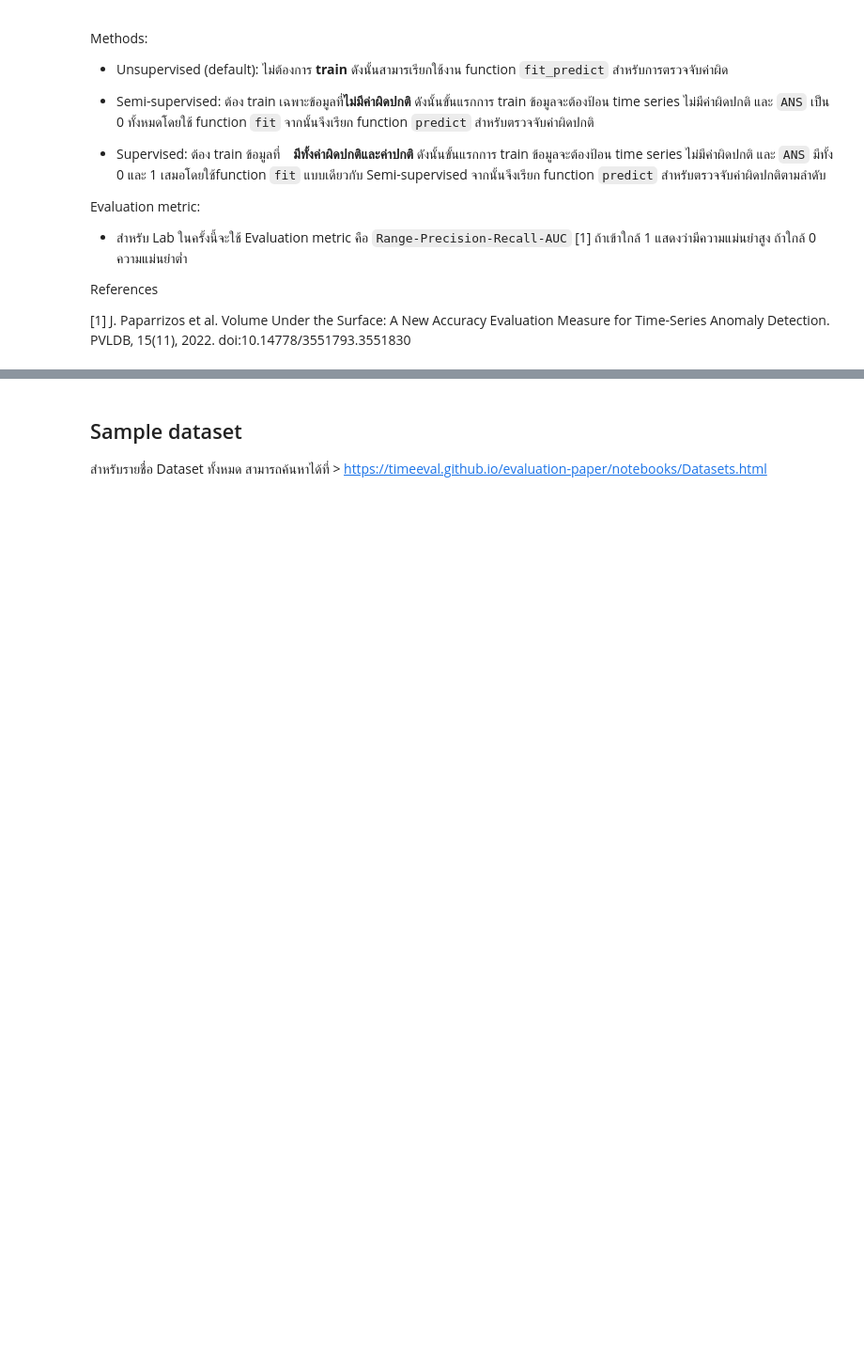
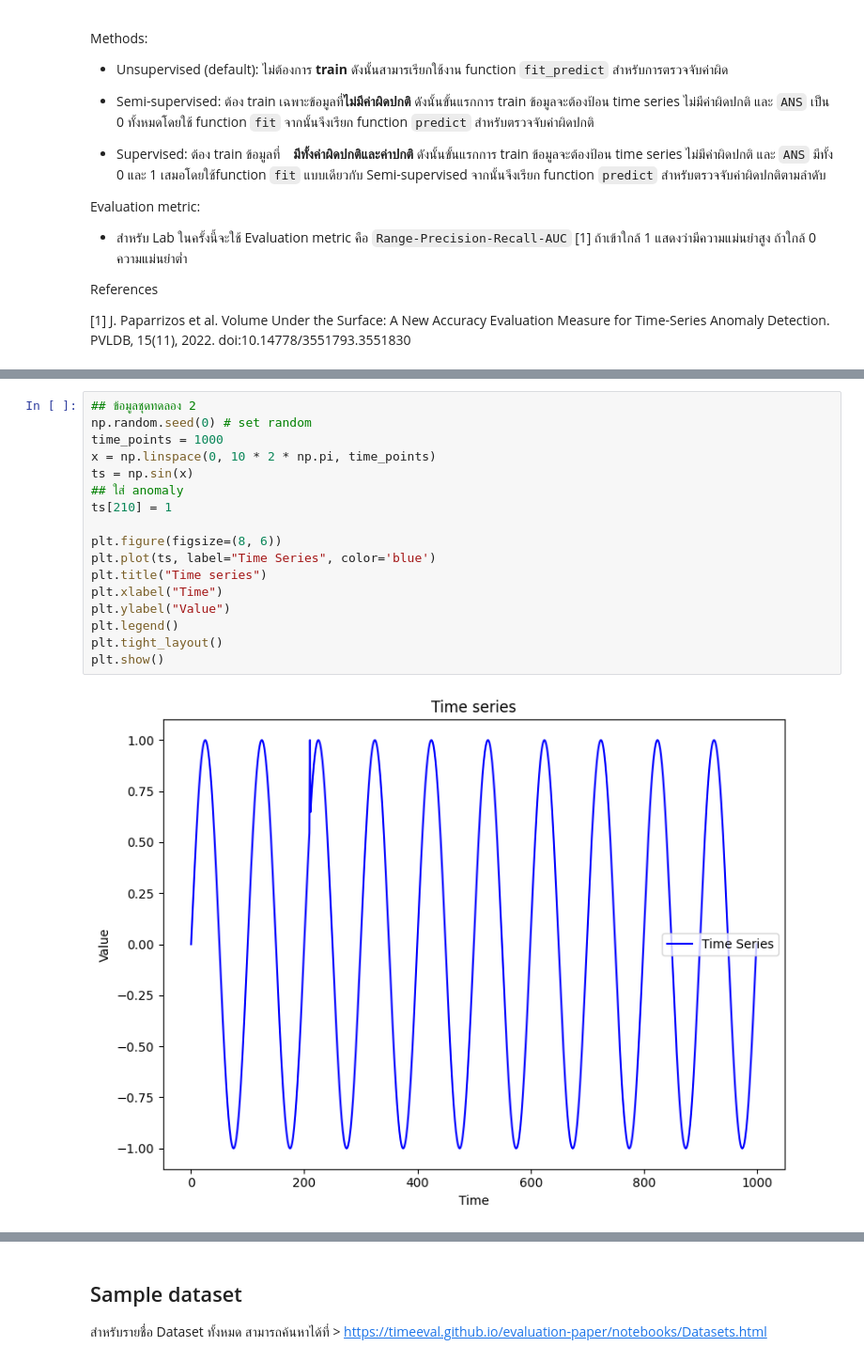
Before and after one commit to thanapol2/TS_KMITL, a Jupyter notebook: TSAD_AEON/lab_ex_TSAD_aeon.ipynb, the cells around one changed output, grey strips where cells are left out. Shown at 94% size. Drawn from its saved outputs; the diff is of its cells as text; blank space fills up the shorter version.

```diff
--- a/TSAD_AEON/lab_ex_TSAD_aeon.ipynb
+++ b/TSAD_AEON/lab_ex_TSAD_aeon.ipynb
@@ -57,0 +107,19 @@ J. Paparrizos et al. Volume Under the Surface: A New Accuracy Evaluation Measure
+# %%
+## ข้อมูลชุดทดลอง 2
+np.random.seed(0) # set random
+time_points = 1000
+x = np.linspace(0, 10 * 2 * np.pi, time_points)
+ts = np.sin(x)
+## ใส่ anomaly
+ts[210] = 1
+
+plt.figure(figsize=(8, 6))
+plt.plot(ts, label="Time Series", color='blue')
+plt.title("Time series")
+plt.xlabel("Time")
+plt.ylabel("Value")
+plt.legend()
+plt.tight_layout()
+plt.show()
+# %% [output]
+[figure, added]
```
Also changed, not shown: parts of 7 cells of this notebook.
